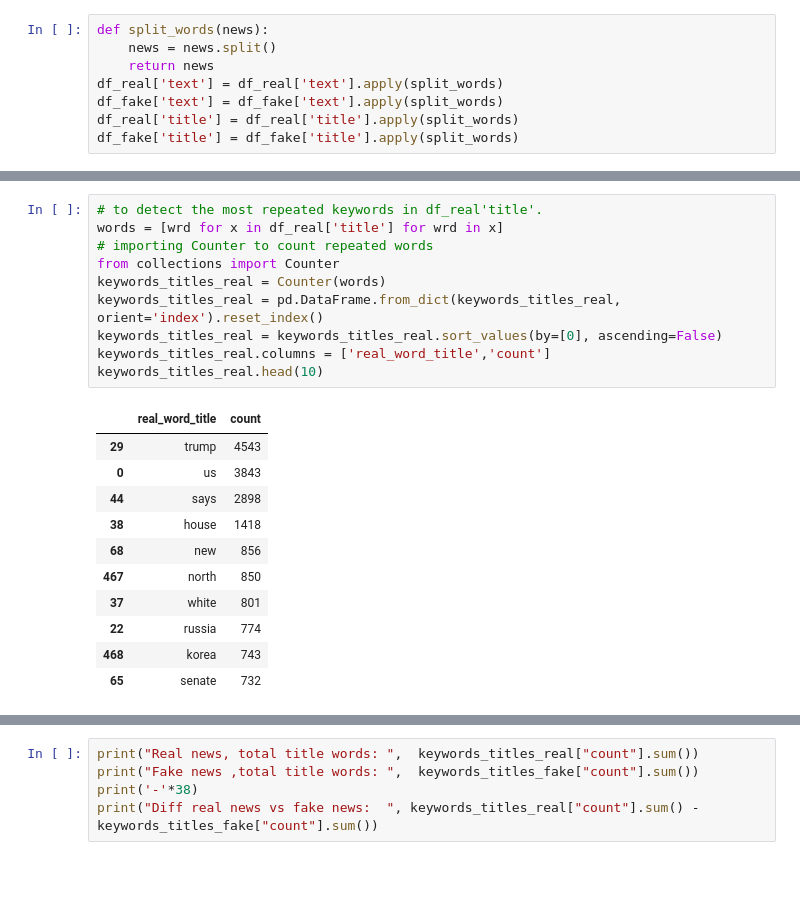
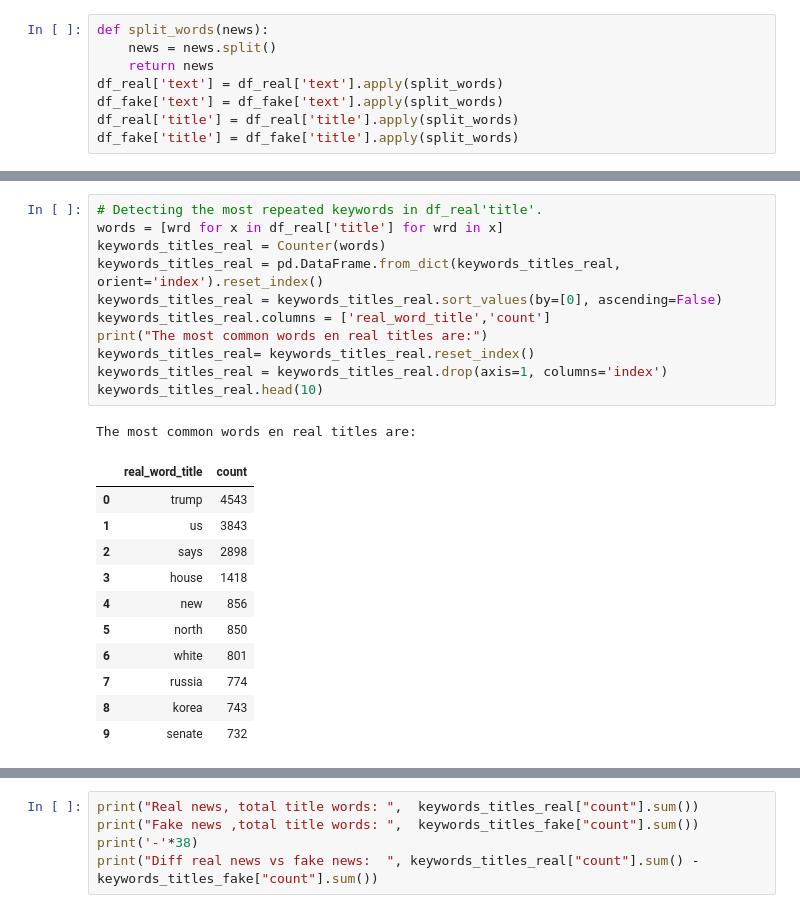
Before and after one commit to antonio-datahack/Ironhack-final-project, a Jupyter notebook: notebooks/fake_and_real_news_viz.ipynb, the cells around one changed output, grey strips where cells are left out. Cells and saved outputs as stored; diff of their text form; blank space fills up the shorter version.

```diff
--- a/notebooks/fake_and_real_news_viz.ipynb
+++ b/notebooks/fake_and_real_news_viz.ipynb
@@ -167,23 +174,25 @@ keywords_text_real.head(10)
 # %%
-# to detect the most repeated keywords in df_real'title'.
+# Detecting the most repeated keywords in df_real'title'.
 words = [wrd for x in df_real['title'] for wrd in x]
-# importing Counter to count repeated words
-from collections import Counter
 keywords_titles_real = Counter(words)
 keywords_titles_real = pd.DataFrame.from_dict(keywords_titles_real, orient='index').reset_index()
 keywords_titles_real = keywords_titles_real.sort_values(by=[0], ascending=False)
 keywords_titles_real.columns = ['real_word_title','count']
+print("The most common words en real titles are:")
+keywords_titles_real= keywords_titles_real.reset_index()
+keywords_titles_real = keywords_titles_real.drop(axis=1, columns='index')
 keywords_titles_real.head(10)
 # %% [output]
+The most common words en real titles are:
 |  | real_word_title | count |
-| 29 | trump | 4543 |
-| 0 | us | 3843 |
-| 44 | says | 2898 |
-| 38 | house | 1418 |
-| 68 | new | 856 |
-| 467 | north | 850 |
-| 37 | white | 801 |
-| 22 | russia | 774 |
-| 468 | korea | 743 |
-| 65 | senate | 732 |
+| 0 | trump | 4543 |
+| 1 | us | 3843 |
+| 2 | says | 2898 |
+| 3 | house | 1418 |
+| 4 | new | 856 |
+| 5 | north | 850 |
+| 6 | white | 801 |
+| 7 | russia | 774 |
+| 8 | korea | 743 |
+| 9 | senate | 732 |
 # %%
```
Also changed, not shown: parts of 21 cells of this notebook, 5 other files.
